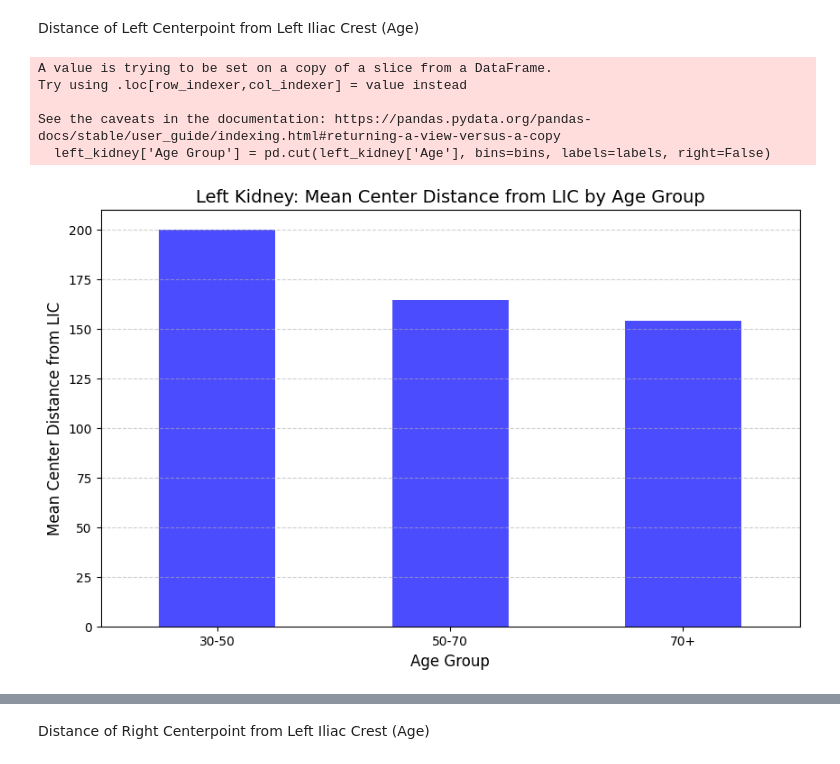
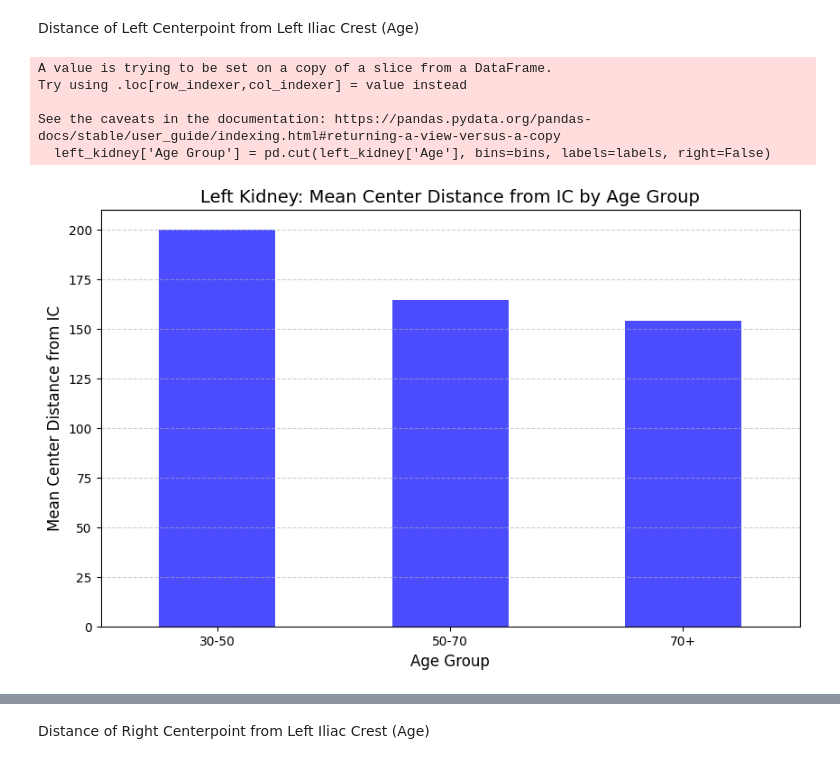
Before and after one commit to legendarychristian/sonovance, a Jupyter notebook: bounding_box.ipynb, the cells around one changed output, grey strips where cells are left out. Saved outputs shown, nothing was run; the diff lists cells and outputs as text; code cells hidden in the pictures.

```diff
--- a/bounding_box.ipynb
+++ b/bounding_box.ipynb
@@ -59,12 +63,14 @@ def calculate_distance(point1, point2):
                    (point1[1] - point2[1]) ** 2 +
                    (point1[2] - point2[2]) ** 2)
 
-left_kidney['Center Distance from LIC'] = left_kidney.apply(
+left_kidney['Center Distance from IC'] = left_kidney.apply(
     lambda row: calculate_distance(row['Left Illiac Crest'], row['Left Center Point']), axis=1
 )
-right_kidney['Center Distance from LIC'] = right_kidney.apply(
-    lambda row: calculate_distance(row['Left Illiac Crest'], row['Right Center Point']), axis=1
+right_kidney['Center Distance from IC'] = right_kidney.apply(
+    lambda row: calculate_distance(row['Right Illiac Crest'], row['Right Center Point']), axis=1
 )
+
+left_kidney['Gender'] = left_kidney['Gender'].map({'male': 1, 'female': 0})
 # %%
 left_kidney
 # %% [output]
@@ -90,27 +114,27 @@ left_kidney.to_csv('leftkidney.csv', index=False)
 # %% [markdown]
 Distance of Left Centerpoint from Left Iliac Crest (Age)
 # %%
-left_kidney = left_kidney.dropna(subset=['Age', 'Center Distance from LIC'])
+left_kidney = left_kidney.dropna(subset=['Age', 'Center Distance from IC'])
 
 bins = [30, 50, 70, 100]  # Combine 50-60 and 60-70 into 50-70
 labels = ['30-50', '50-70', '70+']  # Updated labels
 
 left_kidney['Age Group'] = pd.cut(left_kidney['Age'], bins=bins, labels=labels, right=False)
 
-grouped_data = left_kidney.groupby('Age Group')['Center Distance from LIC'].mean()
+grouped_data = left_kidney.groupby('Age Group')['Center Distance from IC'].mean()
 
 plt.figure(figsize=(10, 6))
 grouped_data.plot(kind='bar', color='blue', alpha=0.7)
-plt.title('Left Kidney: Mean Center Distance from LIC by Age Group', fontsize=14)
+plt.title('Left Kidney: Mean Center Distance from IC by Age Group', fontsize=14)
 plt.xlabel('Age Group', fontsize=12)
-plt.ylabel('Mean Center Distance from LIC', fontsize=12)
+plt.ylabel('Mean Center Distance from IC', fontsize=12)
 plt.xticks(rotation=0)
 plt.grid(axis='y', linestyle='--', alpha=0.6)
 plt.show()
 # %% [output]
 A value is trying to be set on a copy of a slice from a DataFrame.
 Try using .loc[row_indexer,col_indexer] = value instead
 
 See the caveats in the documentation: https://pandas.pydata.org/pandas-docs/stable/user_guide/indexing.html#returning-a-view-versus-a-copy
   left_kidney['Age Group'] = pd.cut(left_kidney['Age'], bins=bins, labels=labels, right=False)
-[figure, old version]
+[figure, new version]
```
Also changed, not shown: parts of 22 cells of this notebook, 1 other file.
